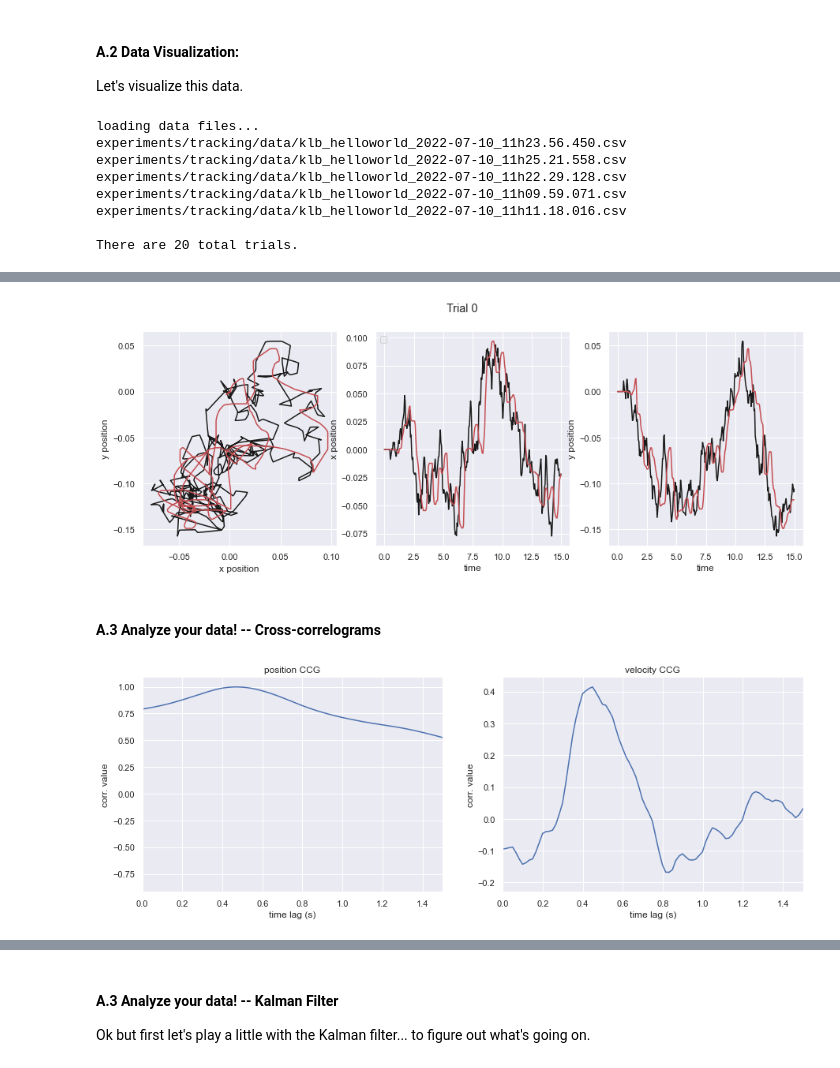
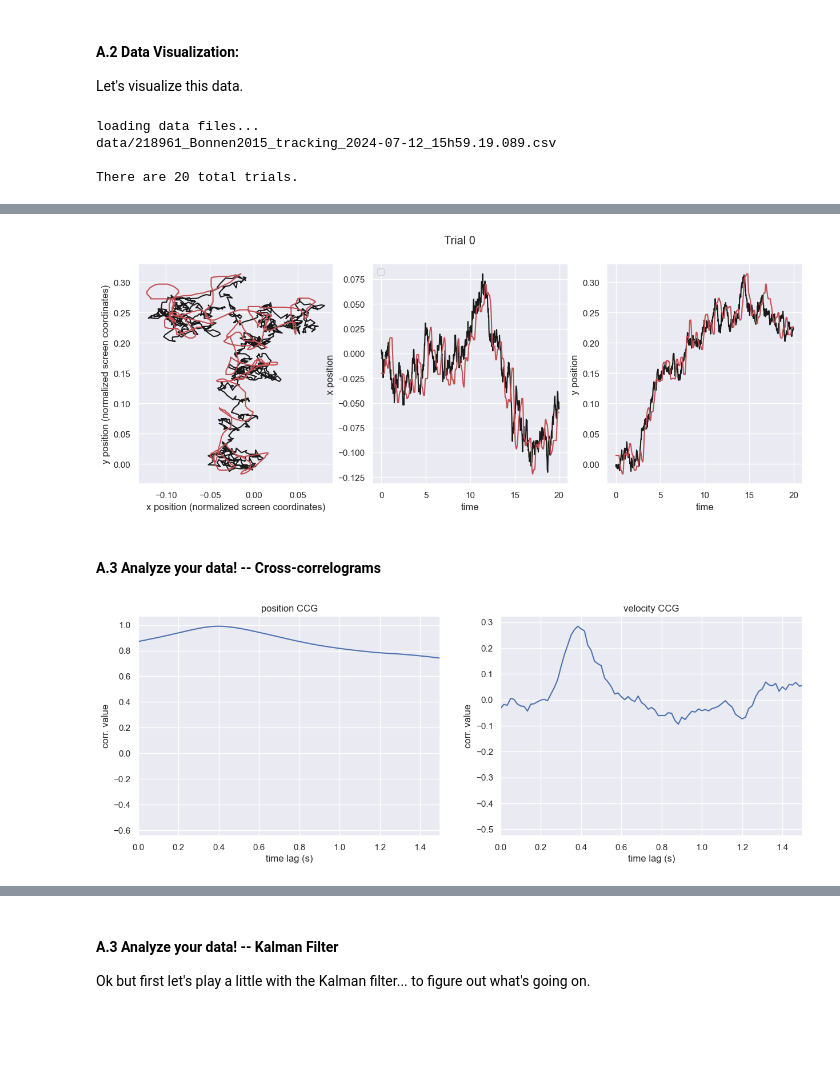
Before and after one commit to BonnenLab/tracking-psychopy-bonnen-2015, a Jupyter notebook: Tutorial.ipynb, the cells around one changed output, grey strips where cells are left out. Saved outputs shown, nothing was run; the diff lists cells and outputs as text; code cells hidden in the pictures; blank space fills up the shorter version.

```diff
--- a/Tutorial.ipynb
+++ b/Tutorial.ipynb
@@ -54,17 +72,14 @@ files.upload()
 Let's visualize this data.
 # %%
 # load the data
-data_file_tracking = 'experiments/tracking/data/'
-pid = 'klb'
+import json
+data_file_tracking = 'data/'
+pid = '218961'
 data_tracking = load.tracking_data(data_file_tracking,pid)
 print(f'\nThere are {data_tracking.shape[0]} total trials.')
 # %% [output]
 loading data files...
-experiments/tracking/data/klb_helloworld_2022-07-10_11h23.56.450.csv
-experiments/tracking/data/klb_helloworld_2022-07-10_11h25.21.558.csv
-experiments/tracking/data/klb_helloworld_2022-07-10_11h22.29.128.csv
-experiments/tracking/data/klb_helloworld_2022-07-10_11h09.59.071.csv
-experiments/tracking/data/klb_helloworld_2022-07-10_11h11.18.016.csv
+data/218961_Bonnen2015_tracking_2024-07-12_15h59.19.089.csv
 
 There are 20 total trials.
 # %% [markdown]
@@ -73,30 +88,30 @@ There are 20 total trials.
 # %%
 # Visualize a trial of your choice
 trialNo = 0;
 
 fig, axs = plt.subplots(1,3,figsize=(15,5))
 fig.suptitle(f'Trial {trialNo}')
 data_tracking
 
-axs[0].plot(data_tracking.stimulus_x[trialNo],data_tracking.stimulus_y[trialNo],'k')
-axs[0].plot(data_tracking.response_x[trialNo],data_tracking.response_y[trialNo],'r')
-axs[0].set_xlabel('x position')
-axs[0].set_ylabel('y position');
+axs[0].plot(data_tracking['target.x'][trialNo],data_tracking['target.y'][trialNo],'k')
+axs[0].plot(data_tracking['mouse.x'][trialNo],data_tracking['mouse.y'][trialNo],'r')
+axs[0].set_xlabel('x position (normalized screen coordinates)')
+axs[0].set_ylabel('y position (normalized screen coordinates)');
 axs[1].legend(['stimulus','response'], ncol=2, loc='upper left');
 
-axs[1].plot(data_tracking.response_time[trialNo],data_tracking.stimulus_x[trialNo],'k')
-axs[1].plot(data_tracking.response_time[trialNo],data_tracking.response_x[trialNo],'r')
+axs[1].plot(data_tracking.time[trialNo],data_tracking['target.x'][trialNo],'k')
+axs[1].plot(data_tracking.time[trialNo],data_tracking['mouse.x'][trialNo],'r')
 axs[1].set_xlabel('time')
 axs[1].set_ylabel('x position')
 
-axs[2].plot(data_tracking.response_time[trialNo],data_tracking.stimulus_y[trialNo],'k')
-axs[2].plot(data_tracking.response_time[trialNo],data_tracking.response_y[trialNo],'r')
+axs[2].plot(data_tracking.time[trialNo],data_tracking['target.y'][trialNo],'k')
+axs[2].plot(data_tracking.time[trialNo],data_tracking['mouse.y'][trialNo],'r')
 axs[2].set_xlabel('time')
 axs[2].set_ylabel('y position');
 
 # Q: Can you add an offset to the data_tracking.response_time[trialNo] to figure out the time delay in the response?
 # %% [output]
-[figure, old version]
+[figure, new version]
 # %% [markdown]
 #### A.3 Analyze your data!  --  Cross-correlograms
 # %%
@@ -108,13 +123,14 @@ def cross_correlation(sig1,sig2):
 # %%
 # Visualize a single CCG in position and/or velcity
 trialNo = 0;
+frameRate = 60;
 
-stim = data_tracking.stimulus_x[trialNo]
-response = data_tracking.response_x[trialNo]
+stim = data_tracking['target.x'][trialNo]
+response = data_tracking['mouse.x'][trialNo]
 ccg = cross_correlation(stim,response)
 fig, axs = plt.subplots(1,2,figsize=(15,5))
 
-axs[0].plot(np.arange(0,ccg.shape[0])/data_tracking.frameRate[trialNo],ccg)
+axs[0].plot(np.arange(0,ccg.shape[0])/frameRate,ccg)
 axs[0].set_xlabel('time lag (s)')
 axs[0].set_ylabel('corr. value')
 axs[0].set_title('position CCG')
@@ -122,11 +138,11 @@ axs[0].set_xlim(0,1.5)
 
 
 # Visualize a single CCG in position
-stim = data_tracking.stimulus_x[trialNo]
-response = data_tracking.response_x[trialNo]
+stim = data_tracking['target.x'][trialNo]
+response = data_tracking['mouse.x'][trialNo]
 ccg = cross_correlation(np.diff(stim),np.diff(response))
 
-plt.plot(np.arange(0,ccg.shape[0])/data_tracking.frameRate[trialNo],ccg)
+plt.plot(np.arange(0,ccg.shape[0])/frameRate,ccg)
 plt.xlabel('time lag (s)')
 plt.ylabel('corr. value')
 plt.title('velocity CCG')
@@ -139,7 +155,7 @@ plt.xlim(0,1.5);
 
 # Q2: What's the relationship between this example of continuous psychophysics and reverse correlation?
 # %% [output]
-[figure, old version]
+[figure, new version]
 # %%
 # Calculate velocity CCGs for every trial
 nTrials = data_tracking.shape[0]
```
Also changed, not shown: parts of 16 cells of this notebook, 48 other files.
